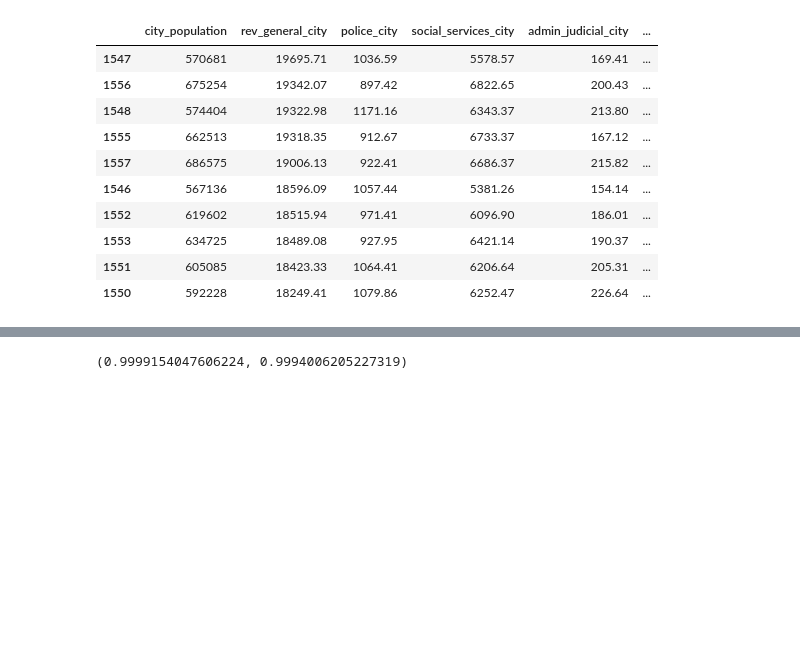
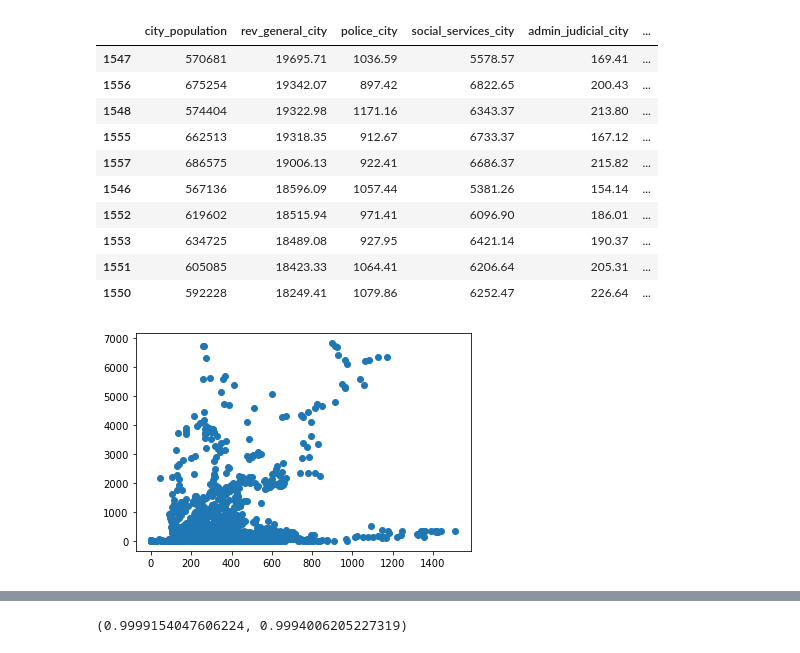
Before and after one commit to Erutis/homelessness-predictor, a Jupyter notebook: fisc_modeling_backup.ipynb, the cells around one changed output, grey strips where cells are left out. Cells and saved outputs as stored; diff of their text form; code cells hidden in the pictures; blank space fills up the shorter version.

```diff
--- a/fisc_modeling_backup.ipynb
+++ b/fisc_modeling_backup.ipynb
@@ -48,3 +48,7 @@ df[['city_population', 'rev_general_city',
 | 1553 | 634725 | 18489.08 | 927.95 | 6421.14 | 190.37 | ... |
 | 1551 | 605085 | 18423.33 | 1064.41 | 6206.64 | 205.31 | ... |
 | 1550 | 592228 | 18249.41 | 1079.86 | 6252.47 | 226.64 | ... |
+# %%
+plt.scatter(df['police_city'],df['social_services_city']);
+# %% [output]
+[figure, added]
```
Also changed, not shown: parts of 9 cells of this notebook, 3 other files.
